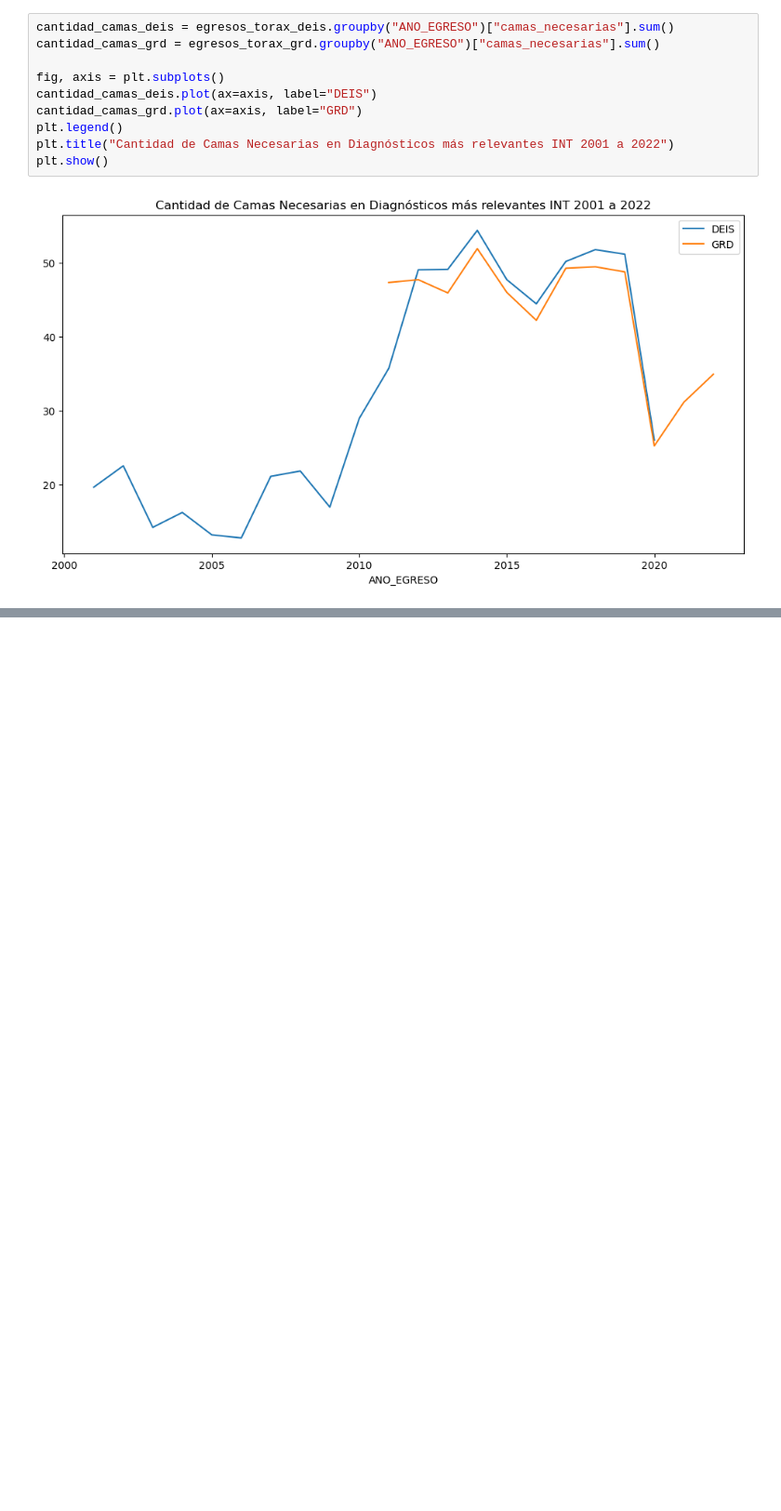
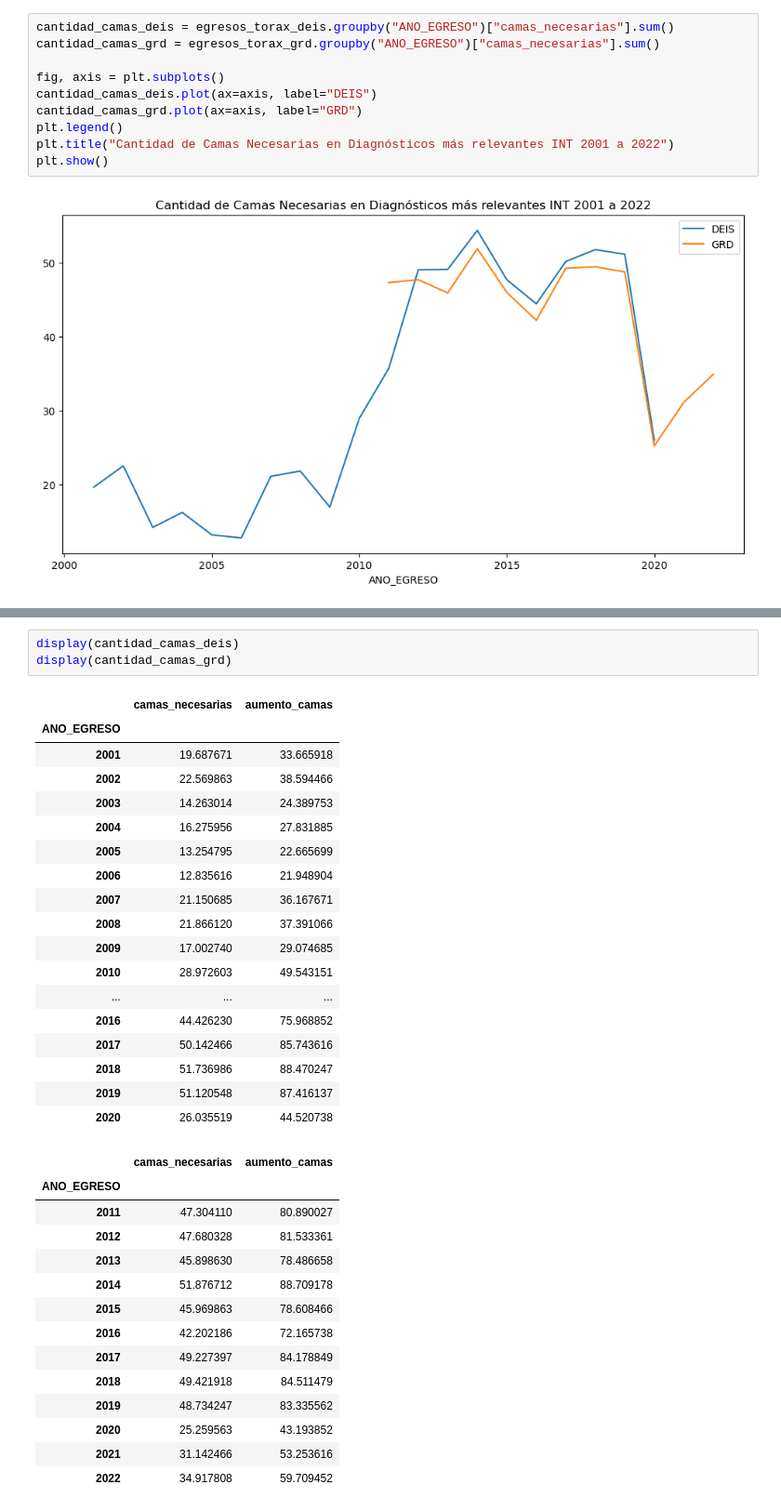
Before and after one commit to JavierRojas14/proyeccion-int, a Jupyter notebook: notebooks/5.0-jrb-estimation-of-supplies.ipynb, the cells around one changed output, grey strips where cells are left out. Shown at 93% size. Cells and saved outputs as stored; diff of their text form; blank space fills up the shorter version.

```diff
--- a/notebooks/5.0-jrb-estimation-of-supplies.ipynb
+++ b/notebooks/5.0-jrb-estimation-of-supplies.ipynb
@@ -125,0 +147,36 @@ plt.show()
+# %%
+display(cantidad_camas_deis)
+display(cantidad_camas_grd)
+# %% [output]
+|  | camas_necesarias | aumento_camas |
+| ANO_EGRESO |  |  |
+| 2001 | 19.687671 | 33.665918 |
+| 2002 | 22.569863 | 38.594466 |
+| 2003 | 14.263014 | 24.389753 |
+| 2004 | 16.275956 | 27.831885 |
+| 2005 | 13.254795 | 22.665699 |
+| 2006 | 12.835616 | 21.948904 |
+| 2007 | 21.150685 | 36.167671 |
+| 2008 | 21.866120 | 37.391066 |
+| 2009 | 17.002740 | 29.074685 |
+| 2010 | 28.972603 | 49.543151 |
+| ... | ... | ... |
+| 2016 | 44.426230 | 75.968852 |
+| 2017 | 50.142466 | 85.743616 |
+| 2018 | 51.736986 | 88.470247 |
+| 2019 | 51.120548 | 87.416137 |
+| 2020 | 26.035519 | 44.520738 |
+|  | camas_necesarias | aumento_camas |
+| ANO_EGRESO |  |  |
+| 2011 | 47.304110 | 80.890027 |
+| 2012 | 47.680328 | 81.533361 |
+| 2013 | 45.898630 | 78.486658 |
+| 2014 | 51.876712 | 88.709178 |
+| 2015 | 45.969863 | 78.608466 |
+| 2016 | 42.202186 | 72.165738 |
+| 2017 | 49.227397 | 84.178849 |
+| 2018 | 49.421918 | 84.511479 |
+| 2019 | 48.734247 | 83.335562 |
+| 2020 | 25.259563 | 43.193852 |
+| 2021 | 31.142466 | 53.253616 |
+| 2022 | 34.917808 | 59.709452 |
```
Also changed, not shown: parts of 5 cells of this notebook.
